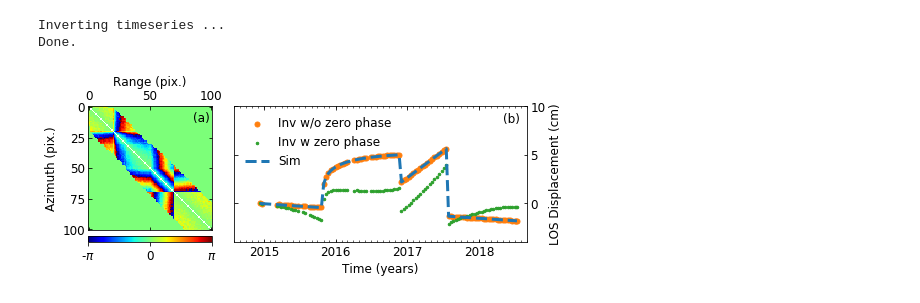
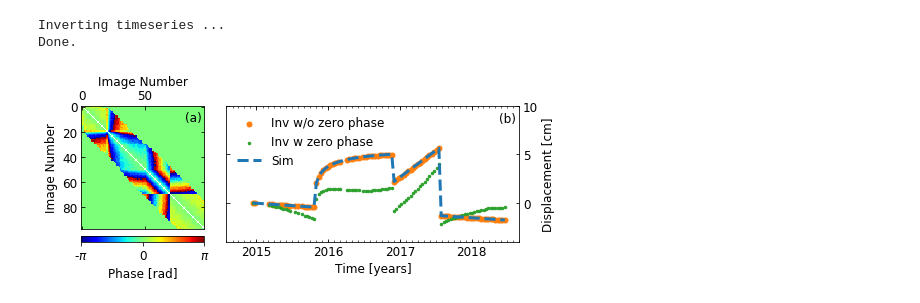
Before and after one commit to geodesymiami/Yunjun_et_al-2019-MintPy, a Jupyter notebook: networkInv_zeroPhase.ipynb, the cells around one changed output. Cells and saved outputs as stored; diff of their text form; code cells hidden in the pictures.

```diff
--- a/networkInv_zeroPhase.ipynb
+++ b/networkInv_zeroPhase.ipynb
@@ -39,7 +39,7 @@ def plot_invert_timeseries(ax, data_list, label_list, ylim=None):
                    s=(marker_size/i)**2, label=label, color=pp.mplColors[i])
     pp.auto_adjust_xaxis_date(ax, datevector, fontsize=12, every_year=1)
     ax.set_xlabel('Time [years]', fontsize=font_size)
-    ax.set_ylabel('LOS Displacement [cm]', fontsize=font_size)
+    ax.set_ylabel('Displacement [cm]', fontsize=font_size)
     #ax.yaxis.set_label_position("right")
     #ax.yaxis.tick_right()
     if ylim is not None:
@@ -198,35 +198,36 @@ ax12 = plt.subplot(gs[0, 1:3])
 # plot ifgram simulation
 data_mat = pnet.coherence_matrix(date12_list, ifgram_comb)
 data_mat -= np.round(data_mat/(2*np.pi)) * (2*np.pi)
 im = ax11.imshow(data_mat, cmap='jet', vmin=-np.pi, vmax=np.pi)
-ax11.set_ylabel('Azimuth [pix.]', fontsize=font_size)
-ax11.set_xlabel('Range [pix.]', fontsize=font_size)
+ax11.set_ylabel('Image Number', fontsize=font_size)
+ax11.set_xlabel('Image Number', fontsize=font_size)
 ax11.xaxis.tick_top()
 ax11.xaxis.set_label_position('top')
 
 # plot displacement time-series
 ax12 = plot_invert_timeseries(ax12,
                               data_list=[ts_sim, ts_inv, ts_inv_noskip],
                               label_list=['Sim',
                                           'Inv w/o zero phase',
                                           'Inv w zero phase'],
                               ylim=[-4, 10])   #
 ax12.yaxis.tick_right()
 ax12.yaxis.set_label_position("right")
 # setup axis format
 for ax in [ax11, ax12]:
     ax.tick_params(which='both', direction='in', labelsize=font_size, bottom=True, top=True, left=True, right=True)
 
 # colorbars
 divider = make_axes_locatable(ax11)
 cax = divider.append_axes("bottom", "5%", pad="5%")
 cbar = plt.colorbar(im, cax=cax, ticks=[-np.pi, 0, np.pi], orientation='horizontal')
 cbar.ax.set_xticklabels([r'-$\pi$', '0', r'$\pi$'], fontsize=font_size)
+cbar.set_label('Phase [rad]', fontsize=font_size)
 
-ax11.annotate('(a)', xy=(0.85, 0.88), color='k', xycoords='axes fraction', fontsize=font_size)
-ax12.annotate('(b)', xy=(0.92, 0.88), color='k', xycoords='axes fraction', fontsize=font_size)
+ax11.annotate('(a)', xy=(0.84, 0.88), color='k', xycoords='axes fraction', fontsize=font_size)
+ax12.annotate('(b)', xy=(0.93, 0.88), color='k', xycoords='axes fraction', fontsize=font_size)
 
 plt.savefig('networkInv_zeroPhase.jpg', bbox_inches='tight', dpi=fig_dpi)
 plt.show()
 # %% [output]
-[figure, old version]
+[figure, new version]
```
Also changed, not shown: parts of 2 cells of this notebook, 6 other files.
